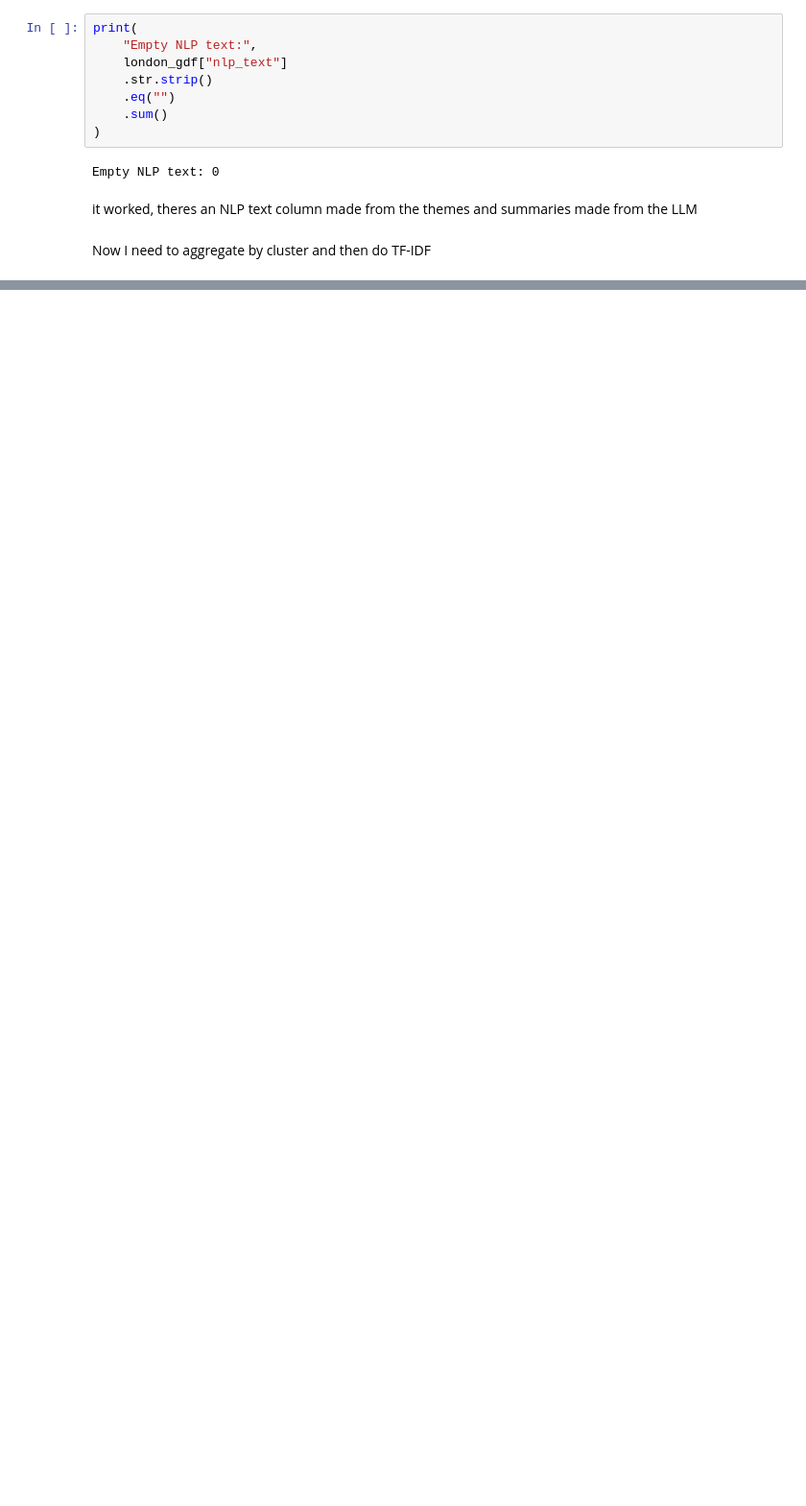
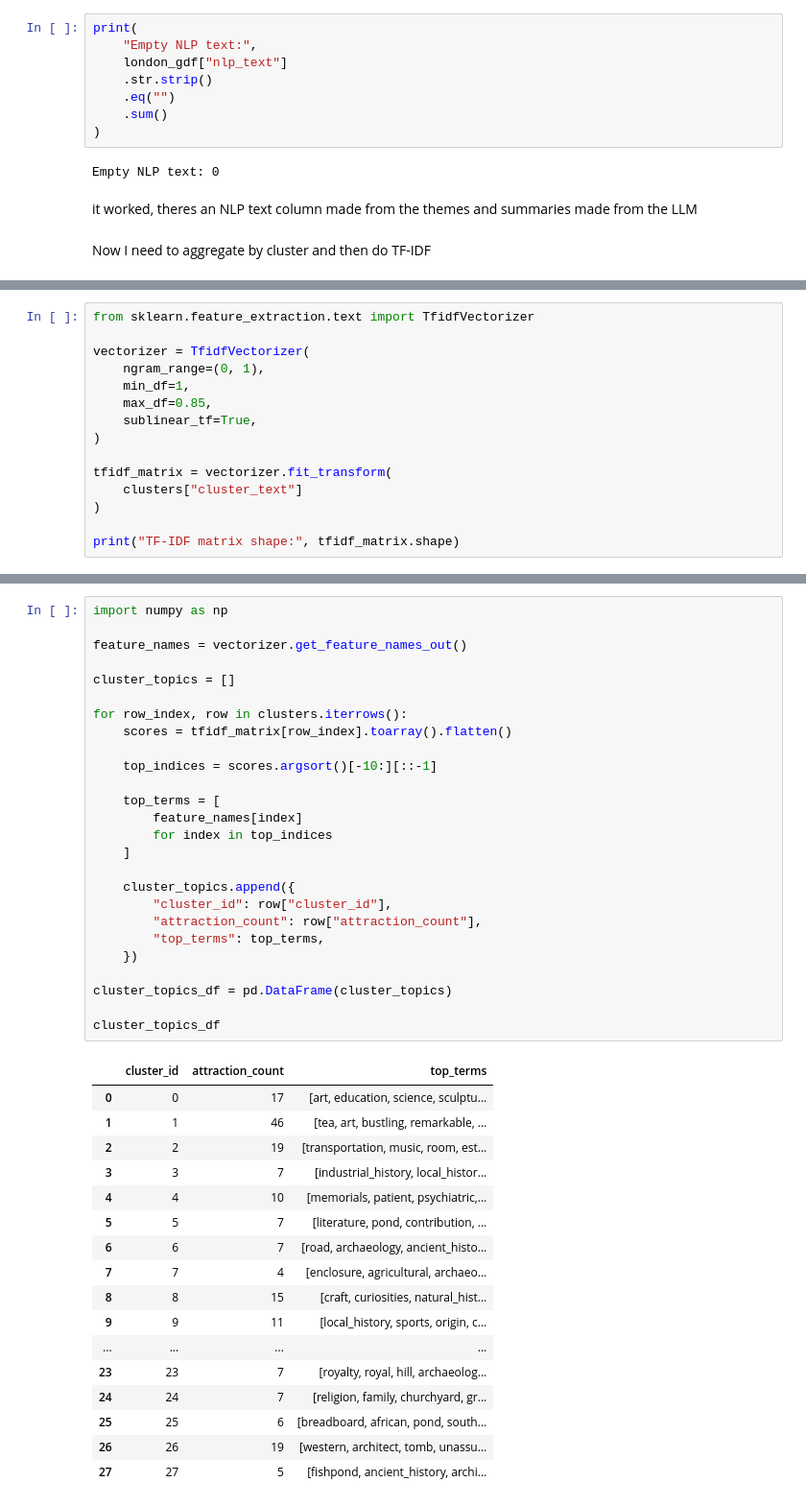
Before and after one commit to efe-h/sightseer, a Jupyter notebook: rag-pipeline/clustering/clustering_analysis.ipynb, the cells around one changed output, grey strips where cells are left out. Shown at 96% size. Saved outputs shown, nothing was run; the diff lists cells and outputs as text; blank space fills up the shorter version.

```diff
--- a/rag-pipeline/clustering/clustering_analysis.ipynb
+++ b/rag-pipeline/clustering/clustering_analysis.ipynb
@@ -921,0 +972,15 @@ Now I need to aggregate by cluster and then do TF-IDF
+# %%
+from sklearn.feature_extraction.text import TfidfVectorizer
+
+vectorizer = TfidfVectorizer(
+    ngram_range=(0, 1),
+    min_df=1,
+    max_df=0.85,
+    sublinear_tf=True,
+)
+
+tfidf_matrix = vectorizer.fit_transform(
+    clusters["cluster_text"]
+)
+
+print("TF-IDF matrix shape:", tfidf_matrix.shape)
@@ -921,0 +989,44 @@ Now I need to aggregate by cluster and then do TF-IDF
+# %%
+import numpy as np
+
+feature_names = vectorizer.get_feature_names_out()
+
+cluster_topics = []
+
+for row_index, row in clusters.iterrows():
+    scores = tfidf_matrix[row_index].toarray().flatten()
+
+    top_indices = scores.argsort()[-10:][::-1]
+
+    top_terms = [
+        feature_names[index]
+        for index in top_indices
+    ]
+
+    cluster_topics.append({
+        "cluster_id": row["cluster_id"],
+        "attraction_count": row["attraction_count"],
+        "top_terms": top_terms,
+    })
+
+cluster_topics_df = pd.DataFrame(cluster_topics)
+
+cluster_topics_df
+# %% [output]
+|  | cluster_id | attraction_count | top_terms |
+| 0 | 0 | 17 | [art, education, science, sculptu... |
+| 1 | 1 | 46 | [tea, art, bustling, remarkable, ... |
+| 2 | 2 | 19 | [transportation, music, room, est... |
+| 3 | 3 | 7 | [industrial_history, local_histor... |
+| 4 | 4 | 10 | [memorials, patient, psychiatric,... |
+| 5 | 5 | 7 | [literature, pond, contribution, ... |
+| 6 | 6 | 7 | [road, archaeology, ancient_histo... |
+| 7 | 7 | 4 | [enclosure, agricultural, archaeo... |
+| 8 | 8 | 15 | [craft, curiosities, natural_hist... |
+| 9 | 9 | 11 | [local_history, sports, origin, c... |
+| ... | ... | ... | ... |
+| 23 | 23 | 7 | [royalty, royal, hill, archaeolog... |
+| 24 | 24 | 7 | [religion, family, churchyard, gr... |
+| 25 | 25 | 6 | [breadboard, african, pond, south... |
+| 26 | 26 | 19 | [western, architect, tomb, unassu... |
+| 27 | 27 | 5 | [fishpond, ancient_history, archi... |
```
Also changed, not shown: parts of 7 cells of this notebook, 3 other files.
